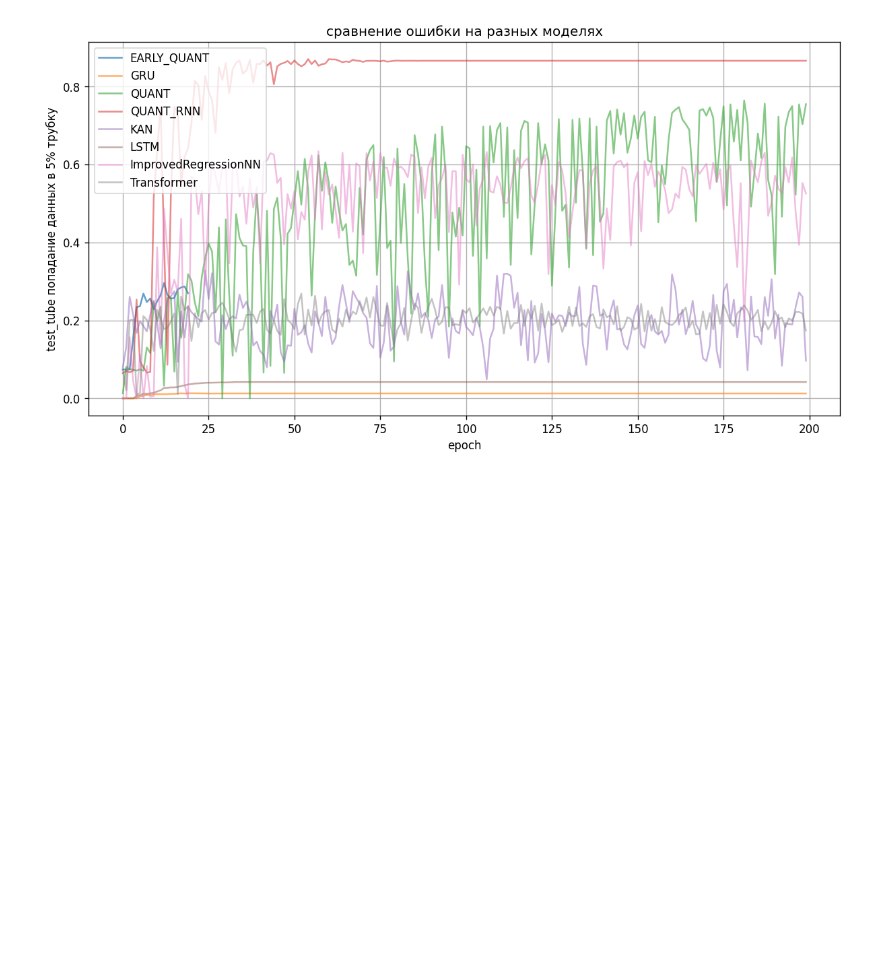
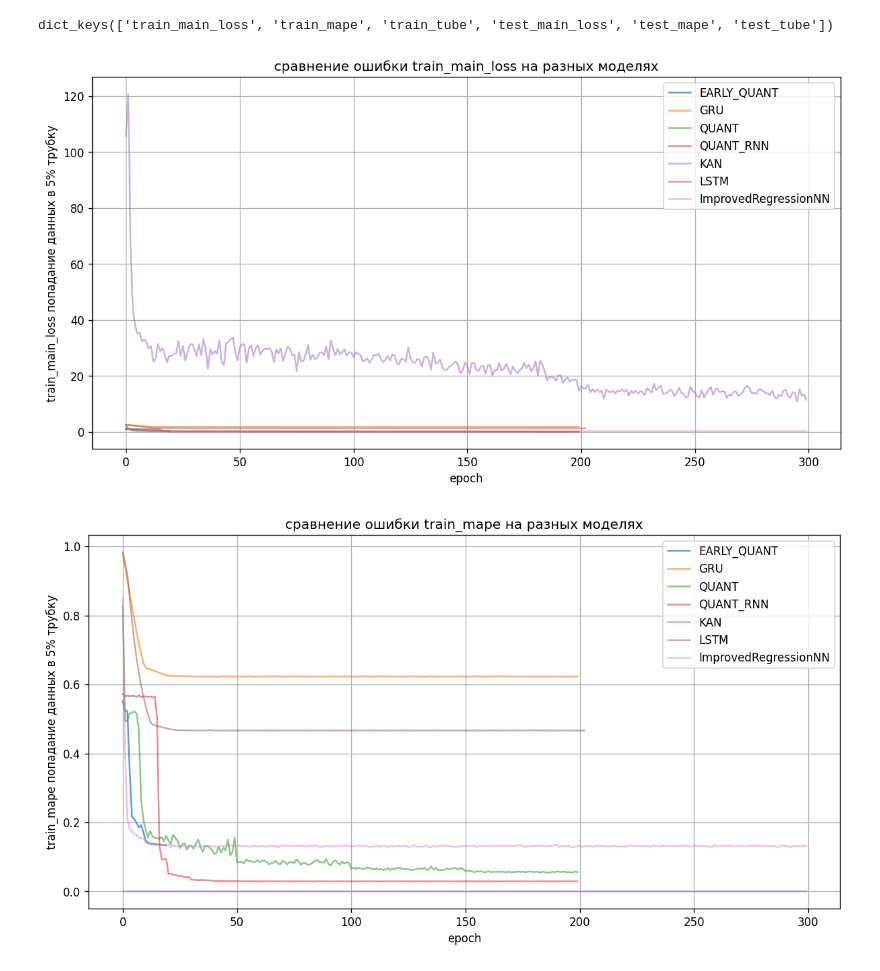
Before and after one commit to N1QWO/pr_aria, a Jupyter notebook: comparison_loss.ipynb, the cells around one changed output. Saved outputs shown, nothing was run; the diff lists cells and outputs as text; code cells hidden in the pictures; blank space fills up the shorter version.

```diff
--- a/comparison_loss.ipynb
+++ b/comparison_loss.ipynb
@@ -8,17 +8,26 @@ from model_history import ModelHistory
 # %%
 path = BASE_DIR+"\loss_history/all_loss.json"
 data = ModelHistory.load_history_json(path)
+# %%
+data['EARLY_QUANT'].keys()
+# %% [output]
+dict_keys(['train_main_loss', 'train_mape', 'train_tube', 'test_main_loss', 'test_mape', 'test_tube'])
 # %%
-loss = 'test_tube'
-plt.figure(figsize=(12,6), dpi=120)
-for index,(key,item) in enumerate(data.items()):
-    plt.plot([i for i in range(len(item[loss][:200]))],item[loss][:200],label=key, alpha = 0.7*(1/(index+1)**(0.2)))
-plt.xlabel('epoch')
-plt.ylabel(loss+' попадание данных в 5% трубку')
-plt.title('сравнение ошибки на разных моделях')
-plt.legend()
-plt.grid(True)
 
-plt.show()
+def learn_show(data,loss:str,max_epoch = 200):
+    plt.figure(figsize=(12,6), dpi=120)
+    for index,(key,item) in enumerate(data.items()):
+        if loss in item.keys():
+            plt.plot([i for i in range(len(item[loss][:max_epoch]))],item[loss][:max_epoch],label=key, alpha = 0.7*(1/(index+1)**(0.2)))
+    plt.xlabel('epoch')
+    plt.ylabel(loss+' попадание данных в 5% трубку')
+    plt.title(f'сравнение ошибки {loss} на разных моделях')
+    plt.legend()
+    plt.grid(True)
+
+    plt.show()
+for loss in data['EARLY_QUANT'].keys():
+    learn_show(data,loss,max_epoch = 300)
 # %% [output]
-[figure, old version]
+[figure, new version]
+[figure, added]
```
Also changed, not shown: parts of 1 cell of this notebook, 8 other files.
